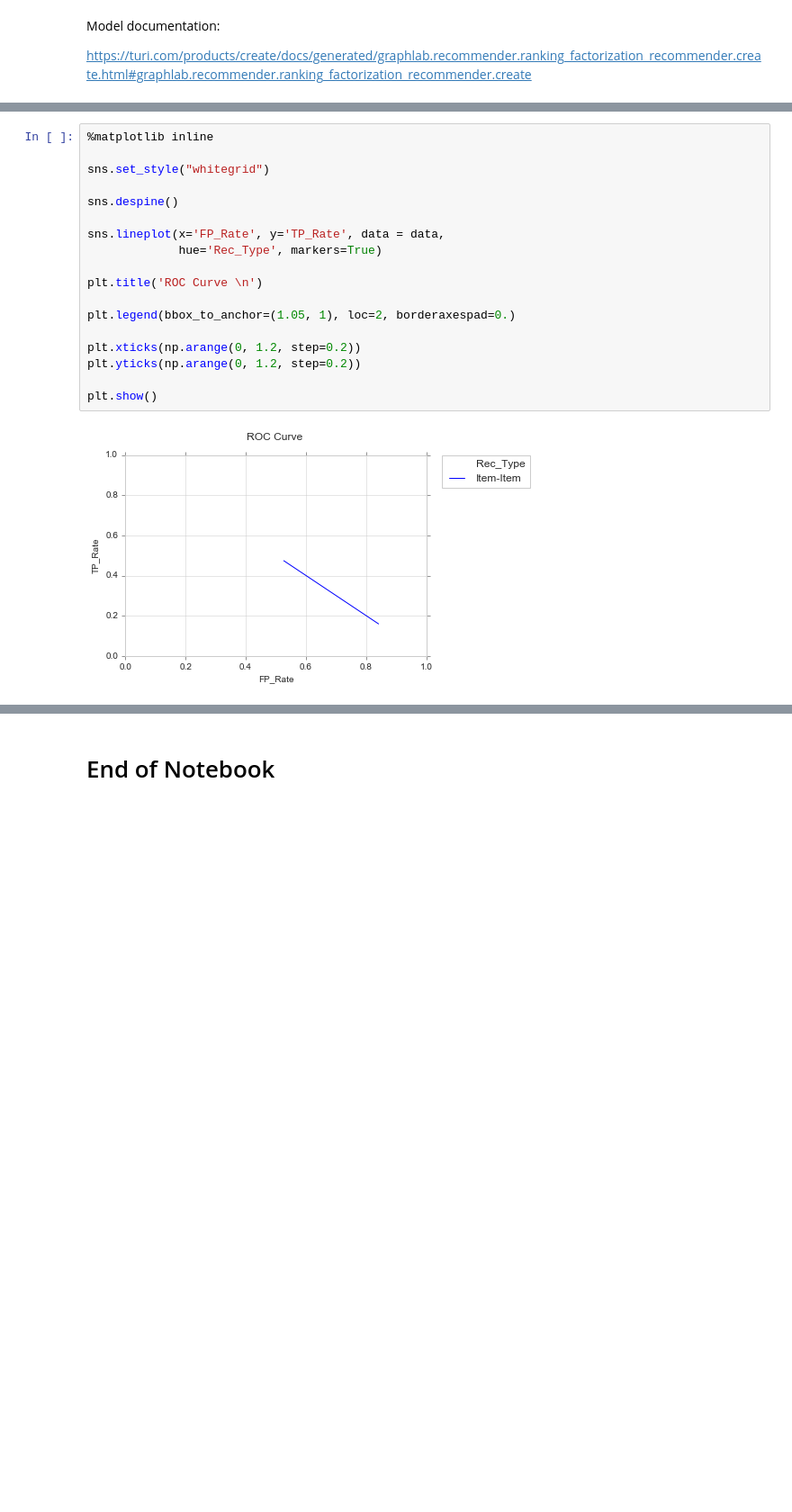
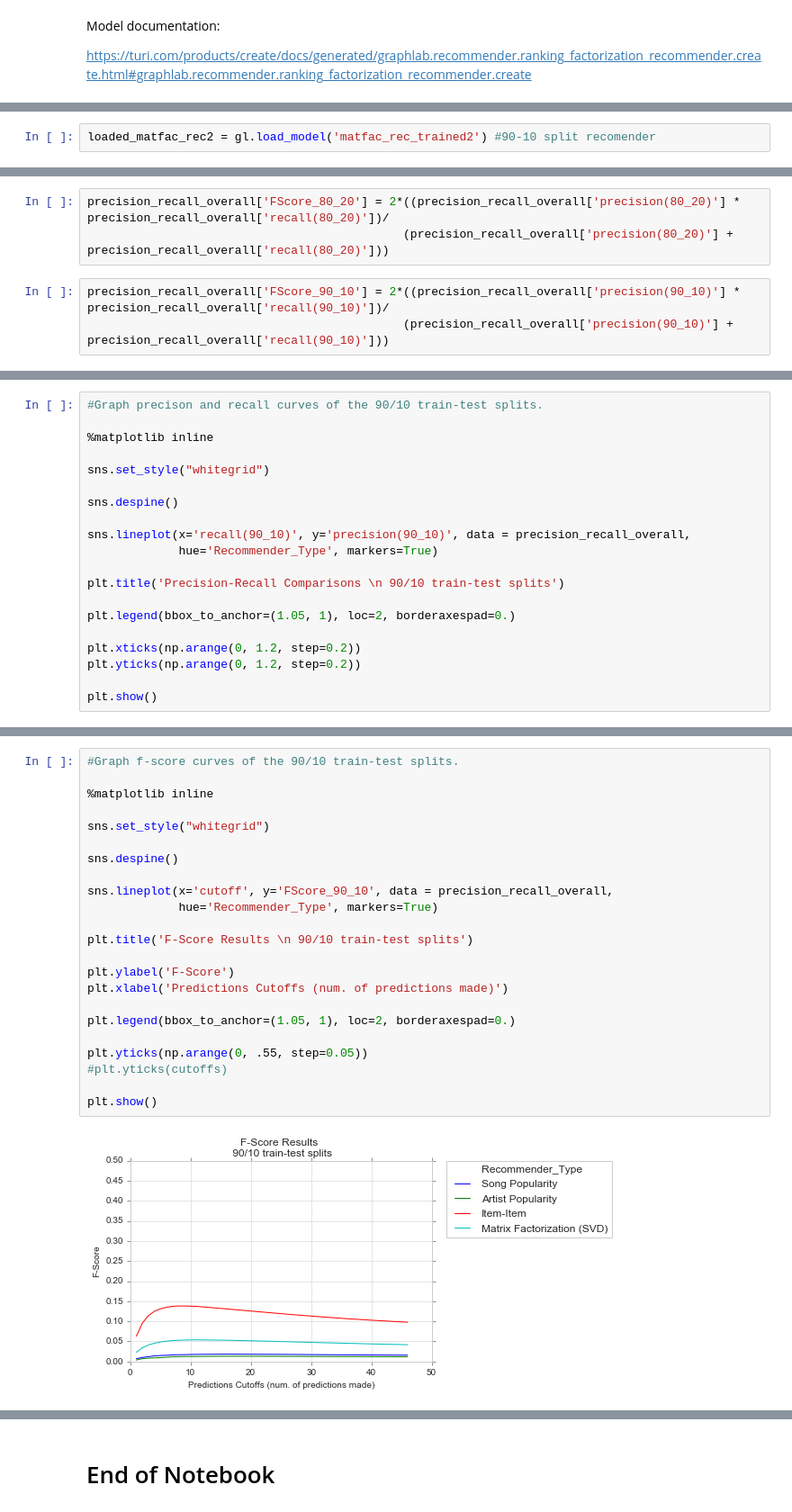
Before and after one commit to IvetteMTapia/Capstone1_Songs-Recommender_System, a Jupyter notebook: Recommender System.ipynb, the cells around one changed output, grey strips where cells are left out. Shown at 90% size. Saved outputs shown, nothing was run; the diff lists cells and outputs as text; blank space fills up the shorter version.

Commit message:
Finished recommender algorithms

```diff
--- a/Recommender System.ipynb
+++ b/Recommender System.ipynb
@@ -829,0 +1051,2 @@ precision_recall_overall['FP_Rate'] = precision_recall_overall['False_Positives'
+# %%
+loaded_matfac_rec2 = gl.load_model('matfac_rec_trained2') #90-10 split recomender
@@ -830,3 +1254,9 @@ precision_recall_overall['FP_Rate'] = precision_recall_overall['False_Positives'
+# %%
+precision_recall_overall['FScore_80_20'] = 2*((precision_recall_overall['precision(80_20)'] * precision_recall_overall['recall(80_20)'])/
+                                             (precision_recall_overall['precision(80_20)'] + precision_recall_overall['recall(80_20)']))
+# %%
+precision_recall_overall['FScore_90_10'] = 2*((precision_recall_overall['precision(90_10)'] * precision_recall_overall['recall(90_10)'])/
+                                             (precision_recall_overall['precision(90_10)'] + precision_recall_overall['recall(90_10)']))
 # %%
 precision_recall_overall.head()
 # %% [output]
@@ -862,0 +1295,20 @@ plt.show()
+# %%
+#Graph precison and recall curves of the 90/10 train-test splits.
+
+%matplotlib inline
+
+sns.set_style("whitegrid")
+
+sns.despine()
+
+sns.lineplot(x='recall(90_10)', y='precision(90_10)', data = precision_recall_overall,
+             hue='Recommender_Type', markers=True)
+
+plt.title('Precision-Recall Comparisons \n 90/10 train-test splits')
+
+plt.legend(bbox_to_anchor=(1.05, 1), loc=2, borderaxespad=0.)
+
+plt.xticks(np.arange(0, 1.2, step=0.2))
+plt.yticks(np.arange(0, 1.2, step=0.2))
+
+plt.show()
@@ -890,20 +1346,25 @@ data = precision_recall_overall[precision_recall_overall['Rec_Type']=='Item-Item
 # %%
+#Graph f-score curves of the 90/10 train-test splits.
+
 %matplotlib inline
 
 sns.set_style("whitegrid")
 
 sns.despine()
 
-sns.lineplot(x='FP_Rate', y='TP_Rate', data = data,
-             hue='Rec_Type', markers=True)
+sns.lineplot(x='cutoff', y='FScore_90_10', data = precision_recall_overall,
+             hue='Recommender_Type', markers=True)
 
-plt.title('ROC Curve \n')
+plt.title('F-Score Results \n 90/10 train-test splits')
+
+plt.ylabel('F-Score')
+plt.xlabel('Predictions Cutoffs (num. of predictions made)')
 
 plt.legend(bbox_to_anchor=(1.05, 1), loc=2, borderaxespad=0.)
 
-plt.xticks(np.arange(0, 1.2, step=0.2))
-plt.yticks(np.arange(0, 1.2, step=0.2))
+plt.yticks(np.arange(0, .55, step=0.05))
+#plt.yticks(cutoffs)
 
 plt.show()
 # %% [output]
-[figure, old version]
+[figure, new version]
```
Also changed, not shown: parts of 225 cells of this notebook.
